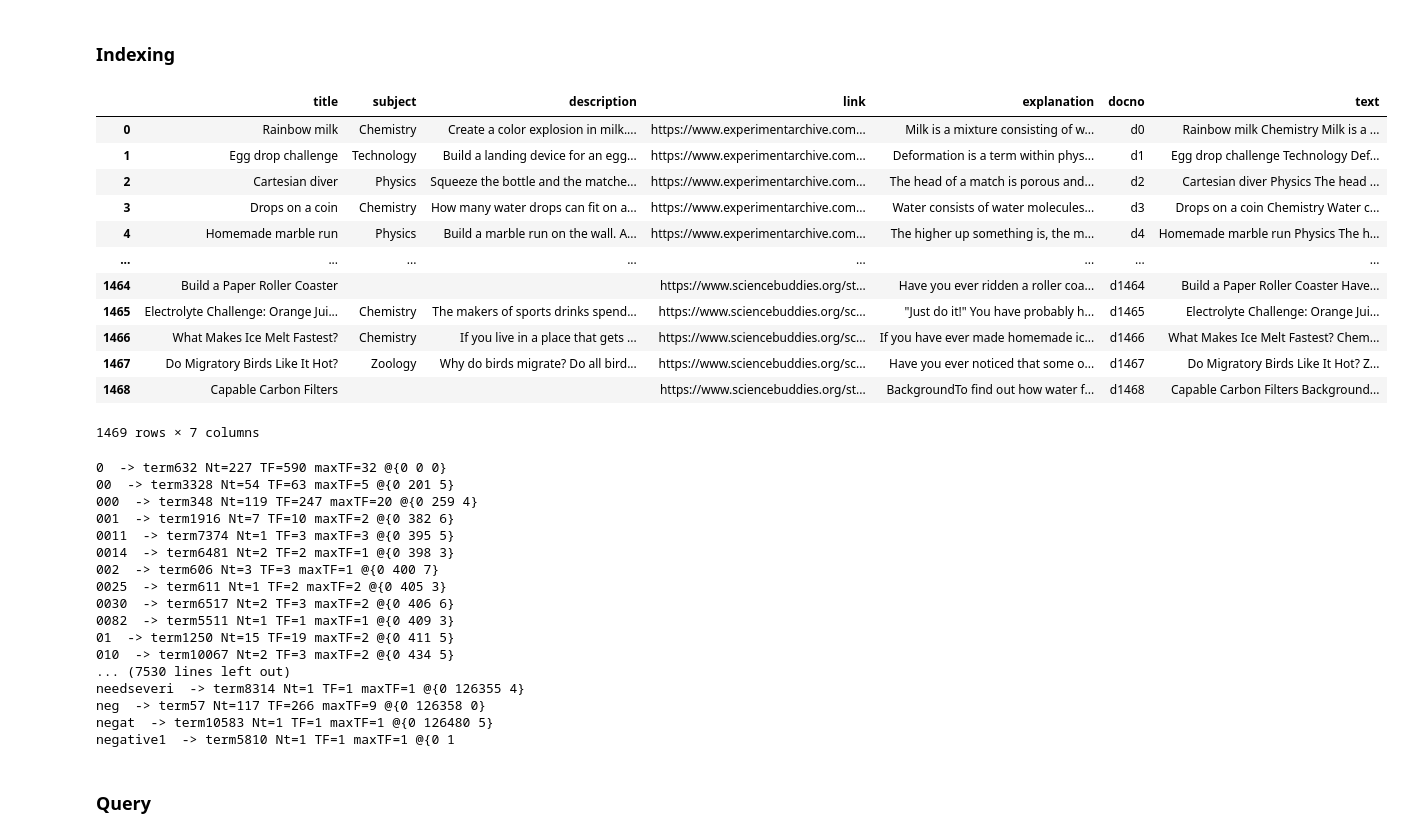
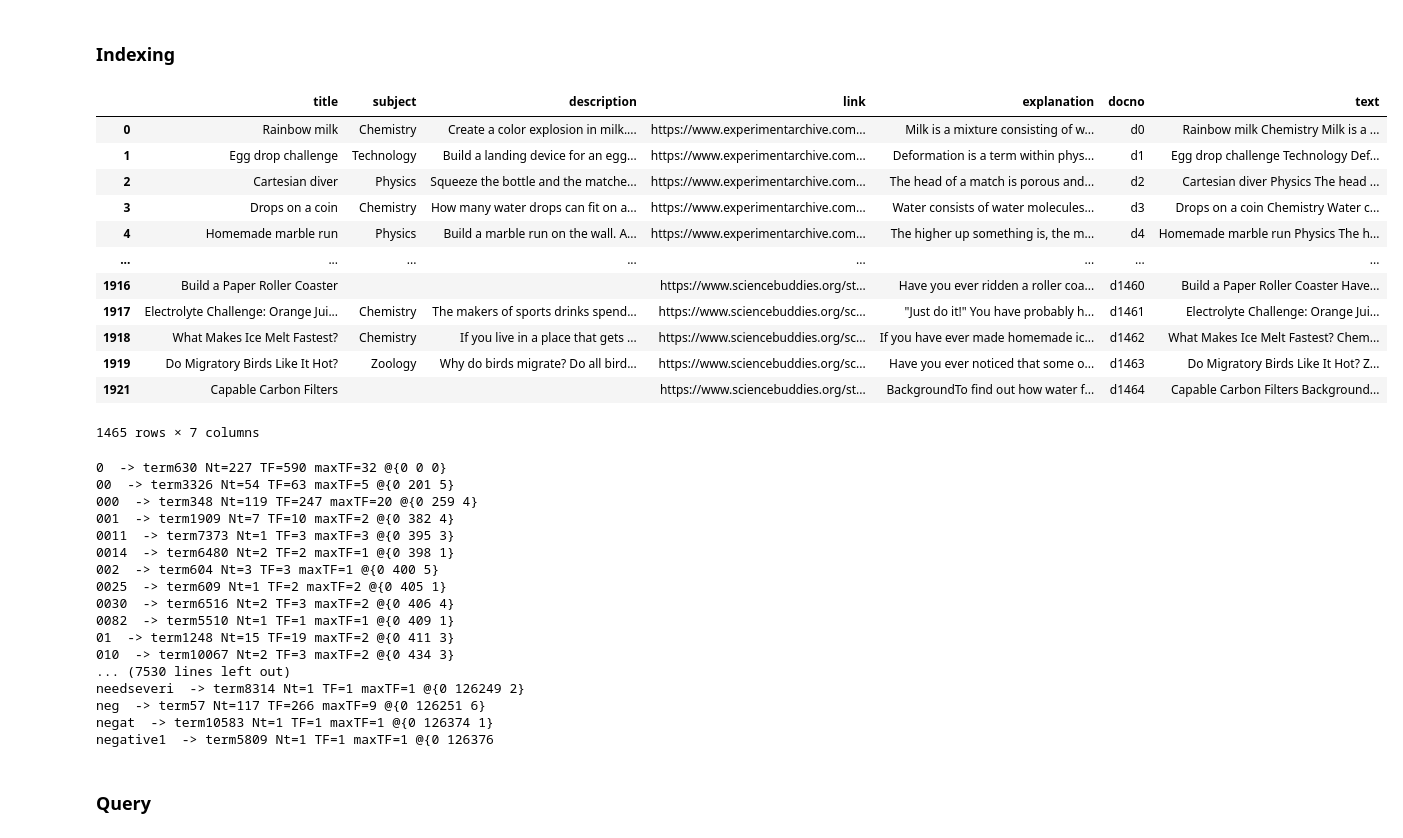
Before and after one commit to GianlucaMaragliano/information-retrieval, a Jupyter notebook: backend/science_experiments_pt.ipynb, the cells around one changed output. Cells and saved outputs as stored; diff of their text form; code cells hidden in the pictures.

```diff
--- a/backend/science_experiments_pt.ipynb
+++ b/backend/science_experiments_pt.ipynb
@@ -31,43 +31,44 @@ if not pt.started():
 # %%
 import pandas as pd
 
 docs_df = pd.read_json("./science_experiments/experiment_archive.json")
 
 docs_df_2 = pd.read_json("./science_experiments/steve_spangler.json")
-docs_df_2 = docs_df_2.apply(lambda x: x.str.strip() if x.dtype == "object" else x)
-
 docs_df_3 = pd.read_json("./science_experiments/science_buddies.json")
-docs_df_3 = docs_df_3.apply(lambda x: x.str.strip() if x.dtype == "object" else x)
-docs_df_3 = docs_df_3.loc[docs_df_3["explanation"] != ""]
 
 docs_df = pd.concat([docs_df, docs_df_2], ignore_index=True)
 docs_df = pd.concat([docs_df, docs_df_3], ignore_index=True)
+docs_df = docs_df.loc[docs_df["explanation"] != ""]
+docs_df = docs_df.loc[docs_df["title"] != ""]
 docs_df = docs_df.fillna('')
+
+docs_df = docs_df.apply(lambda x: x.str.strip() if x.dtype == "object" else x)
+
 
 docno = ['d'+ str(i) for i in range(docs_df.shape[0])]
 docs_df['docno'] = docno
 docs_df['text'] = docs_df['title'] + ' ' + docs_df['subject'] + ' ' + docs_df['explanation']
 
 
 exp_title = docs_df.title.values
 exp_link = docs_df.link.values
 exp_desc = docs_df.description.values
 exp_subj = docs_df.subject.values
 docs_df
 # %% [output]
 |  | title | subject | description | link | explanation | docno | text |
 | 0 | Rainbow milk | Chemistry | Create a color explosion in milk.... | https://www.experimentarchive.com... | Milk is a mixture consisting of w... | d0 | Rainbow milk Chemistry Milk is a ... |
 | 1 | Egg drop challenge | Technology | Build a landing device for an egg... | https://www.experimentarchive.com... | Deformation is a term within phys... | d1 | Egg drop challenge Technology Def... |
 | 2 | Cartesian diver | Physics | Squeeze the bottle and the matche... | https://www.experimentarchive.com... | The head of a match is porous and... | d2 | Cartesian diver Physics The head ... |
 | 3 | Drops on a coin | Chemistry | How many water drops can fit on a... | https://www.experimentarchive.com... | Water consists of water molecules... | d3 | Drops on a coin Chemistry Water c... |
 | 4 | Homemade marble run | Physics | Build a marble run on the wall. A... | https://www.experimentarchive.com... | The higher up something is, the m... | d4 | Homemade marble run Physics The h... |
 | ... | ... | ... | ... | ... | ... | ... | ... |
-| 1464 | Build a Paper Roller Coaster |  |  | https://www.sciencebuddies.org/st... | Have you ever ridden a roller coa... | d1464 | Build a Paper Roller Coaster Have... |
-| 1465 | Electrolyte Challenge: Orange Jui... | Chemistry | The makers of sports drinks spend... | https://www.sciencebuddies.org/sc... | "Just do it!" You have probably h... | d1465 | Electrolyte Challenge: Orange Jui... |
-| 1466 | What Makes Ice Melt Fastest? | Chemistry | If you live in a place that gets ... | https://www.sciencebuddies.org/sc... | If you have ever made homemade ic... | d1466 | What Makes Ice Melt Fastest? Chem... |
-| 1467 | Do Migratory Birds Like It Hot? | Zoology | Why do birds migrate? Do all bird... | https://www.sciencebuddies.org/sc... | Have you ever noticed that some o... | d1467 | Do Migratory Birds Like It Hot? Z... |
-| 1468 | Capable Carbon Filters |  |  | https://www.sciencebuddies.org/st... | BackgroundTo find out how water f... | d1468 | Capable Carbon Filters Background... |
+| 1916 | Build a Paper Roller Coaster |  |  | https://www.sciencebuddies.org/st... | Have you ever ridden a roller coa... | d1460 | Build a Paper Roller Coaster Have... |
+| 1917 | Electrolyte Challenge: Orange Jui... | Chemistry | The makers of sports drinks spend... | https://www.sciencebuddies.org/sc... | "Just do it!" You have probably h... | d1461 | Electrolyte Challenge: Orange Jui... |
+| 1918 | What Makes Ice Melt Fastest? | Chemistry | If you live in a place that gets ... | https://www.sciencebuddies.org/sc... | If you have ever made homemade ic... | d1462 | What Makes Ice Melt Fastest? Chem... |
+| 1919 | Do Migratory Birds Like It Hot? | Zoology | Why do birds migrate? Do all bird... | https://www.sciencebuddies.org/sc... | Have you ever noticed that some o... | d1463 | Do Migratory Birds Like It Hot? Z... |
+| 1921 | Capable Carbon Filters |  |  | https://www.sciencebuddies.org/st... | BackgroundTo find out how water f... | d1464 | Capable Carbon Filters Background... |
-1469 rows × 7 columns
+1465 rows × 7 columns
 # %%
 indexer = pt.DFIndexer("./index_3docs", overwrite=True)
 index_ref = indexer.index(docs_df['text'], docs_df['docno'])
@@ -77,23 +78,23 @@ index = pt.IndexFactory.of(index_ref)
 for kv in index.getLexicon():
   print("%s  -> %s " % (kv.getKey(), kv.getValue().toString()  ))
 # %% [output]
-0  -> term632 Nt=227 TF=590 maxTF=32 @{0 0 0}
-00  -> term3328 Nt=54 TF=63 maxTF=5 @{0 201 5}
+0  -> term630 Nt=227 TF=590 maxTF=32 @{0 0 0}
+00  -> term3326 Nt=54 TF=63 maxTF=5 @{0 201 5}
 000  -> term348 Nt=119 TF=247 maxTF=20 @{0 259 4}
-001  -> term1916 Nt=7 TF=10 maxTF=2 @{0 382 6}
-0011  -> term7374 Nt=1 TF=3 maxTF=3 @{0 395 5}
-0014  -> term6481 Nt=2 TF=2 maxTF=1 @{0 398 3}
-002  -> term606 Nt=3 TF=3 maxTF=1 @{0 400 7}
-0025  -> term611 Nt=1 TF=2 maxTF=2 @{0 405 3}
-0030  -> term6517 Nt=2 TF=3 maxTF=2 @{0 406 6}
-0082  -> term5511 Nt=1 TF=1 maxTF=1 @{0 409 3}
-01  -> term1250 Nt=15 TF=19 maxTF=2 @{0 411 5}
-010  -> term10067 Nt=2 TF=3 maxTF=2 @{0 434 5}
+001  -> term1909 Nt=7 TF=10 maxTF=2 @{0 382 4}
+0011  -> term7373 Nt=1 TF=3 maxTF=3 @{0 395 3}
+0014  -> term6480 Nt=2 TF=2 maxTF=1 @{0 398 1}
+002  -> term604 Nt=3 TF=3 maxTF=1 @{0 400 5}
+0025  -> term609 Nt=1 TF=2 maxTF=2 @{0 405 1}
+0030  -> term6516 Nt=2 TF=3 maxTF=2 @{0 406 4}
+0082  -> term5510 Nt=1 TF=1 maxTF=1 @{0 409 1}
+01  -> term1248 Nt=15 TF=19 maxTF=2 @{0 411 3}
+010  -> term10067 Nt=2 TF=3 maxTF=2 @{0 434 3}
 ... (7530 lines left out)
-needseveri  -> term8314 Nt=1 TF=1 maxTF=1 @{0 126355 4}
-neg  -> term57 Nt=117 TF=266 maxTF=9 @{0 126358 0}
-negat  -> term10583 Nt=1 TF=1 maxTF=1 @{0 126480 5}
-negative1  -> term5810 Nt=1 TF=1 maxTF=1 @{0 1
+needseveri  -> term8314 Nt=1 TF=1 maxTF=1 @{0 126249 2}
+neg  -> term57 Nt=117 TF=266 maxTF=9 @{0 126251 6}
+negat  -> term10583 Nt=1 TF=1 maxTF=1 @{0 126374 1}
+negative1  -> term5809 Nt=1 TF=1 maxTF=1 @{0 126376
 # %% [markdown]
 ### Query
 # %%
```
Also changed, not shown: parts of 15 cells of this notebook, 1 other file.
